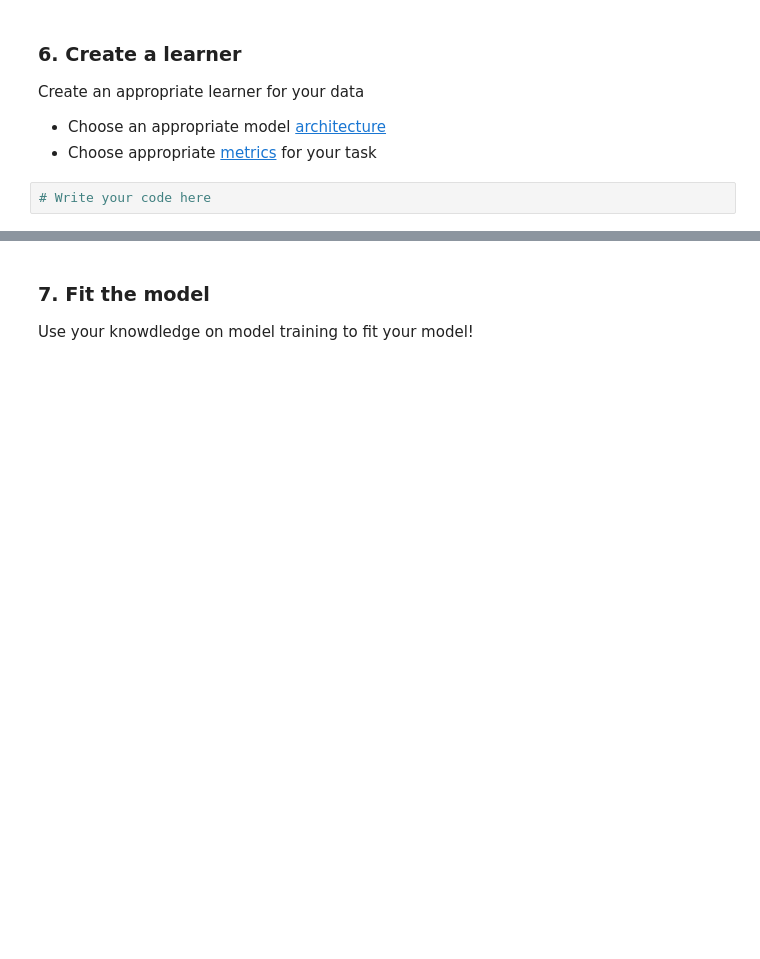
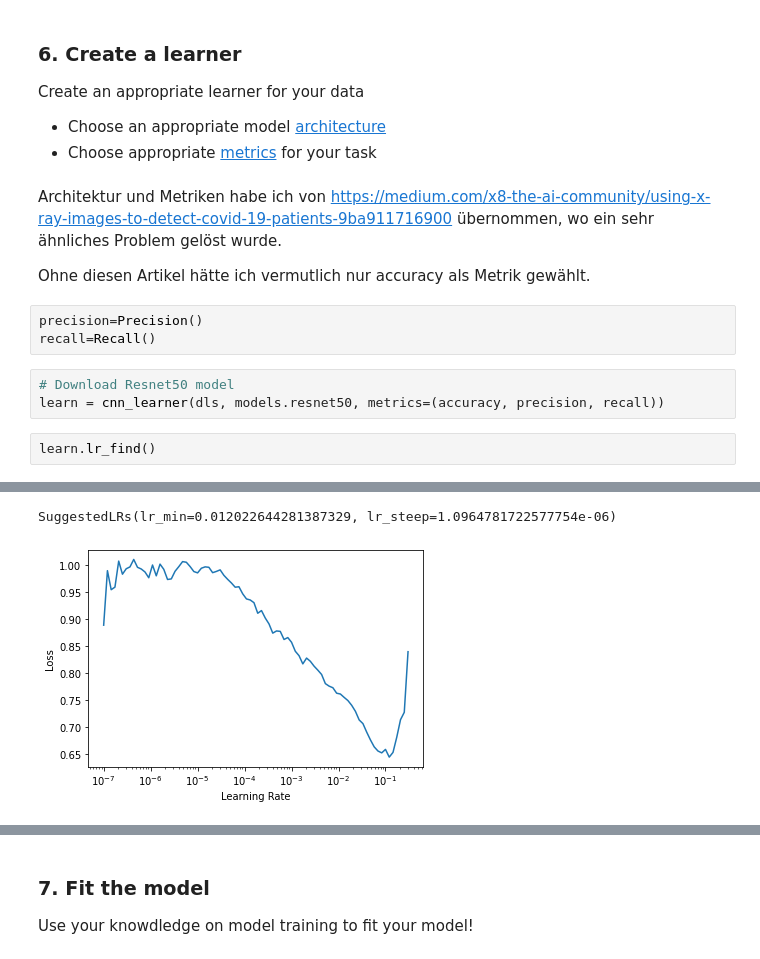
Before and after one commit to pds2021/a5-ChrNikEsc, a Jupyter notebook: Assignment_5.ipynb, the cells around one changed output, grey strips where cells are left out. Drawn from its saved outputs; the diff is of its cells as text; blank space fills up the shorter version.

```diff
--- a/Assignment_5.ipynb
+++ b/Assignment_5.ipynb
@@ -107,5 +124,16 @@ Does everything look as expected?
 Create an appropriate learner for your data
 - Choose an appropriate model [architecture](https://fastai1.fast.ai/vision.models.html)
 - Choose appropriate [metrics](https://docs.fast.ai/metrics.html) for your task
-# %%
-# Write your code here
+# %% [markdown]
+Architektur und Metriken habe ich von https://medium.com/x8-the-ai-community/using-x-ray-images-to-detect-covid-19-patients-9ba911716900 übernommen, wo ein sehr ähnliches Problem gelöst wurde.
+
+Ohne diesen Artikel hätte ich vermutlich nur accuracy als Metrik gewählt.
+# %%
+precision=Precision()
+recall=Recall()
+# %%
+# Download Resnet50 model
+learn = cnn_learner(dls, models.resnet50, metrics=(accuracy, precision, recall))
+# %%
+learn.lr_find()
+# %% [output]
@@ -111,0 +141,2 @@ Create an appropriate learner for your data
+SuggestedLRs(lr_min=0.012022644281387329, lr_steep=1.0964781722577754e-06)
+[figure, added]
```
Also changed, not shown: parts of 32 cells of this notebook.
